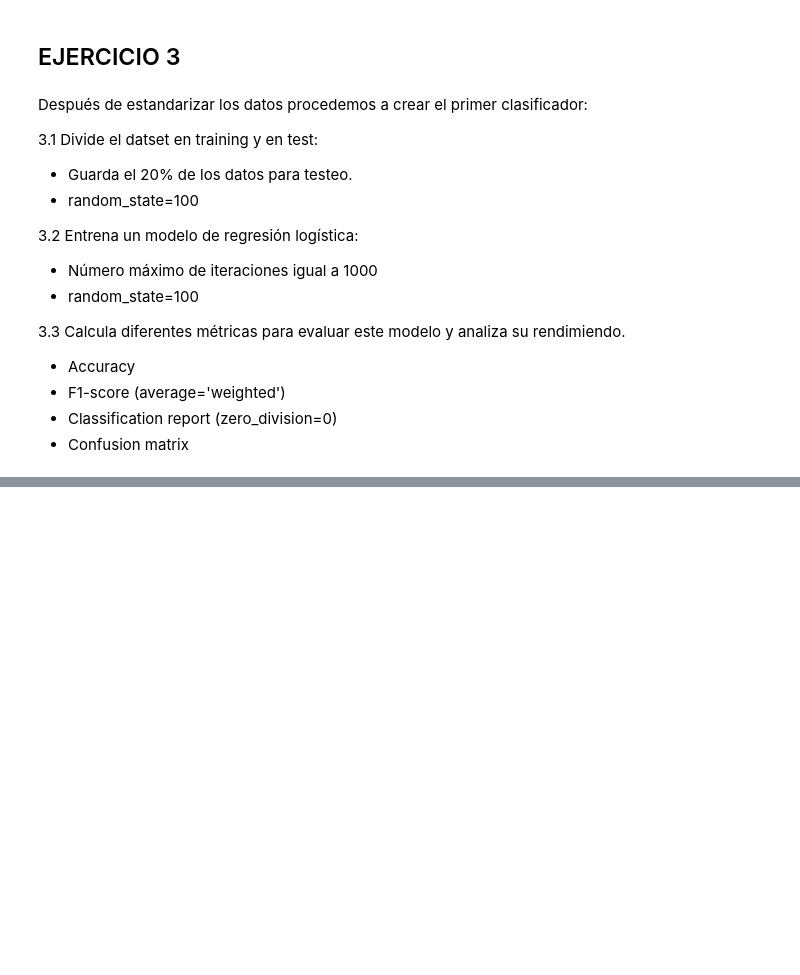
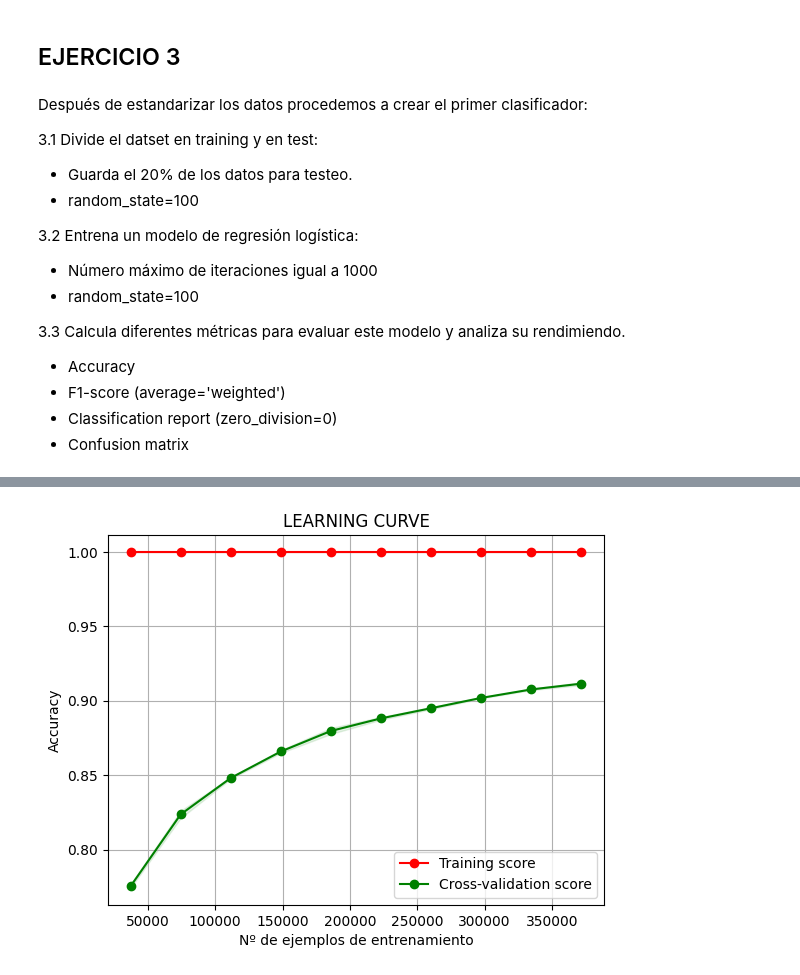
Before and after one commit to luciacantos/Examen-EDA, a Jupyter notebook: forest_covtype.ipynb, the cells around one changed output, grey strips where cells are left out. Cells and saved outputs as stored; diff of their text form; code cells hidden in the pictures; blank space fills up the shorter version.

```diff
--- a/forest_covtype.ipynb
+++ b/forest_covtype.ipynb
@@ -412,0 +216,14 @@ Classification:
+# %%
+modelo_dt = DecisionTreeClassifier(random_state=100)
+modelo_dt.fit(X_train, y_train)
+
+y_pred_dt = modelo_dt.predict(X_test)
+
+accuracy_dt = accuracy_score(y_test, y_pred_dt)
+f1_dt = f1_score(y_test, y_pred_dt, average="weighted")
+classification_dt = classification_report(y_test, y_pred_dt, zero_division=0)
+
+print("DECISION TREE CLASIFIER\n-----------------------")
+print("Accuracy: ", accuracy_dt)
+print("F1-score: ", f1_dt)
+print("Classification: \n", classification_dt)
@@ -412,0 +271,40 @@ Classification:
+# %%
+# 4.3
+from sklearn.model_selection import learning_curve
+
+def plot_learning_curve(estimator,title, X, y, ylim=None, cv=None, n_jobs=None, train_sizes=np.linspace(0.1, 1.0, 10)):
+    plt.figure()
+    plt.title(title)
+    if ylim is not None:
+        plt.ylim(*ylim)
+
+    plt.xlabel("Nº de ejemplos de entrenamiento")
+    plt.ylabel("Accuracy")
+    train_sizes, train_scores, test_scores, fit_times, _ = learning_curve(estimator,X,y,cv=cv,n_jobs=n_jobs,train_sizes=train_sizes,return_times=True)
+    train_scores_mean = np.mean(train_scores, axis=1)
+    train_scores_std = np.std(train_scores,axis=1)
+    test_scores_mean = np.mean(test_scores, axis=1)
+    test_scores_std = np.std(test_scores,axis=1)
+    fit_times_mean = np.mean(fit_times,axis=1)
+    fit_times_std = np.std(fit_times,axis=1)
+    plt.grid()
+
+    plt.fill_between(train_sizes, train_scores_mean - train_scores_std, train_scores_mean + train_scores_std, alpha=0.1, color = "red")
+    plt.fill_between(train_sizes, test_scores_mean - test_scores_std, test_scores_mean + test_scores_std, alpha=0.1, color ="green")
+    plt.plot(train_sizes, train_scores_mean, 'o-', color = "red", label = "Training score")
+    plt.plot(train_sizes, test_scores_mean, 'o-', color = "green", label = "Cross-validation score")
+    plt.legend(loc="best")
+
+    return plt
+
+cv = 5
+n_jobs = -1
+
+modelo_dt = DecisionTreeClassifier(random_state=100)
+modelo_dt.fit(X_train, y_train)
+
+title = "LEARNING CURVE"
+plot_learning_curve(modelo_dt, title, X_train, y_train, cv=cv, n_jobs=n_jobs)
+plt.show()
+# %% [output]
+[figure, added]
```
Also changed, not shown: parts of 27 cells of this notebook.
